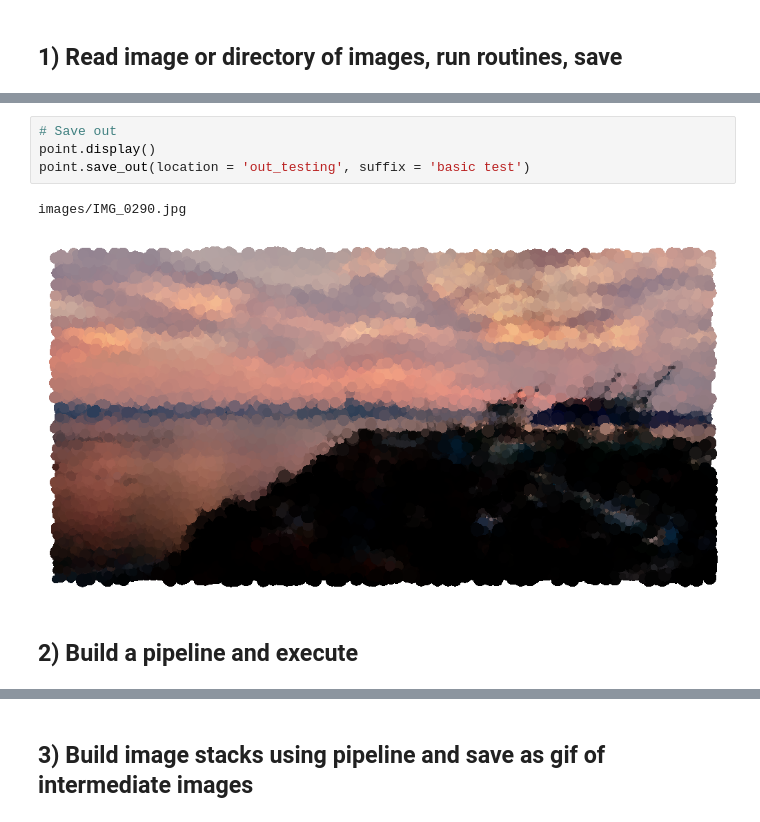
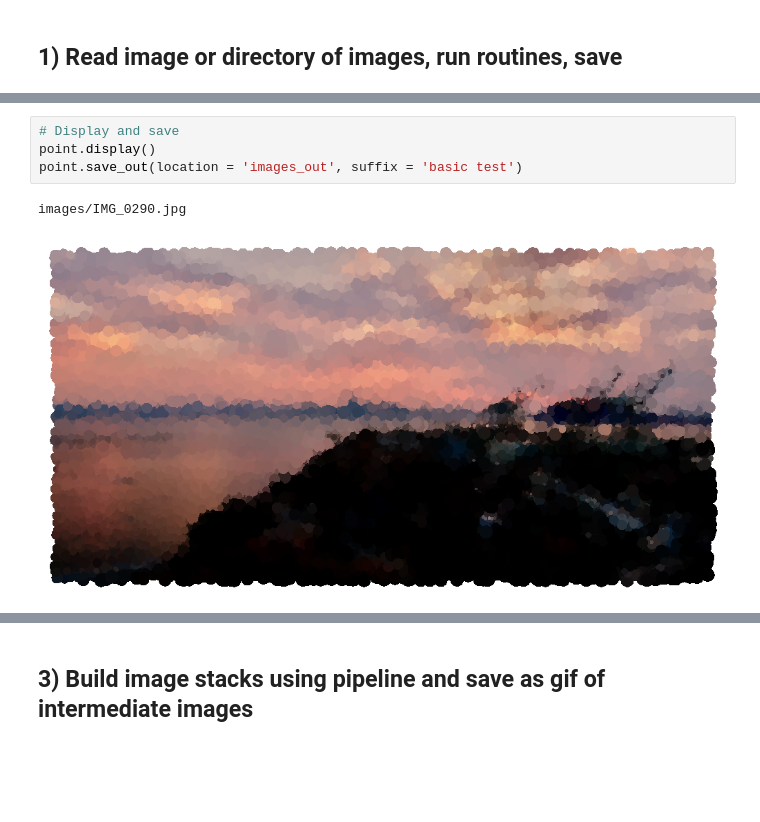
Before and after one commit to tsennott/pointillism, a Jupyter notebook: Pointillism Example Usage.ipynb, the cells around one changed output, grey strips where cells are left out. Saved outputs shown, nothing was run; the diff lists cells and outputs as text; blank space fills up the shorter version.

```diff
--- a/Pointillism Example Usage.ipynb
+++ b/Pointillism Example Usage.ipynb
@@ -24,9 +33,7 @@ plotRandomPointsComplexity took 7.10 sec
 # %%
-# Save out
+# Display and save
 point.display()
-point.save_out(location = 'out_testing', suffix = 'basic test')
+point.save_out(location = 'images_out', suffix = 'basic test')
 # %% [output]
 images/IMG_0290.jpg
-[figure, old version]
+[figure, new version]
-# %% [markdown]
-## 2) Build a pipeline and execute
```
Also changed, not shown: parts of 14 cells of this notebook.
